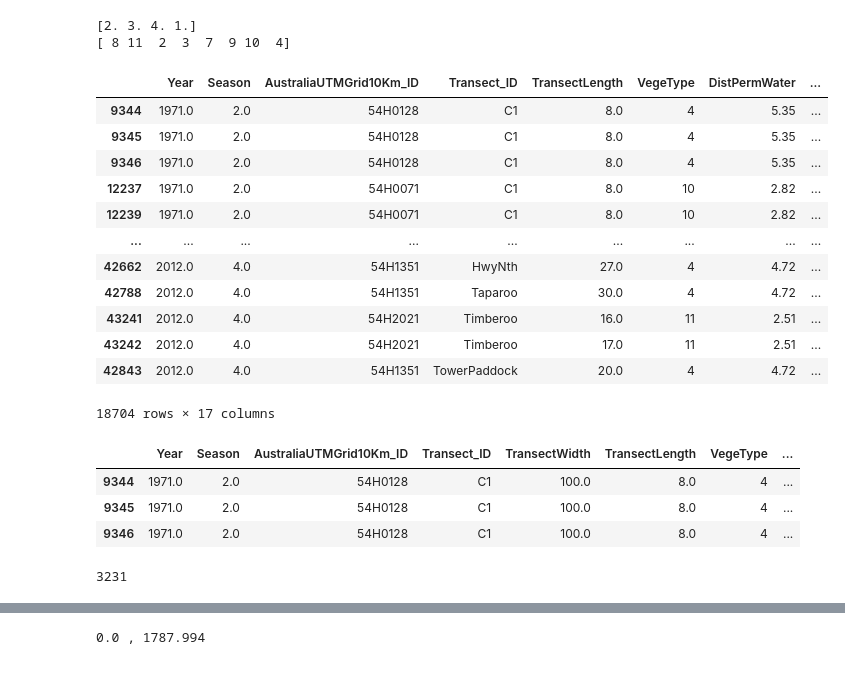
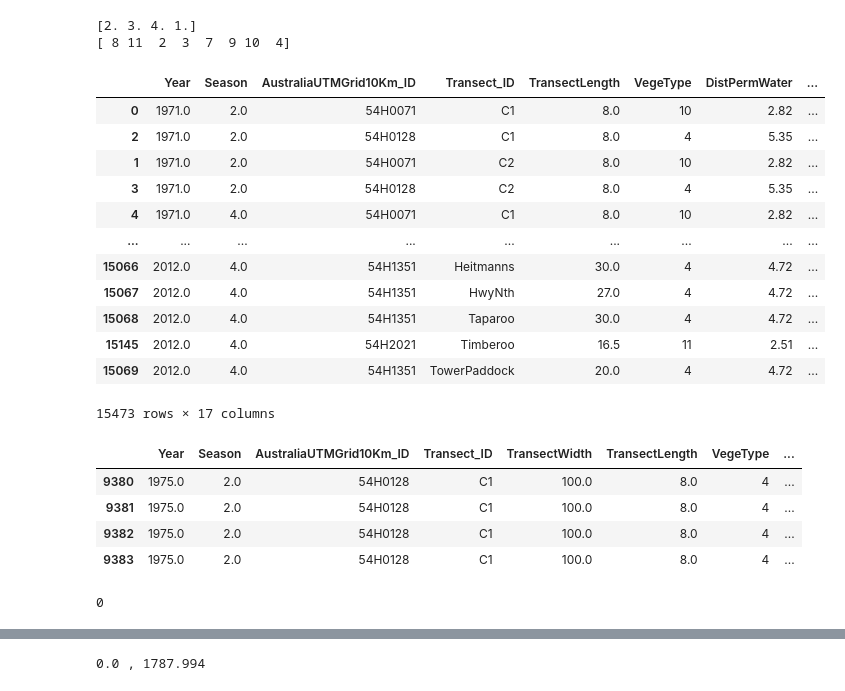
Before and after one commit to MichaelSalSail/Rabbits_ML_3HJ, a Jupyter notebook: Beware_Bunnies_Apr_19 - Edited_Dor.ipynb, the cells around one changed output, grey strips where cells are left out. Drawn from its saved outputs; the diff is of its cells as text; code cells hidden in the pictures.

```diff
--- a/Beware_Bunnies_Apr_19 - Edited_Dor.ipynb
+++ b/Beware_Bunnies_Apr_19 - Edited_Dor.ipynb
@@ -752,39 +752,39 @@ print(uni_population_growth['VegeType'].unique())
 # %%
 # Now we have to replace 'RabbitsPerKm' w/ the 'season_population' feature
 # and add it's lagged versions.
 
 # 'RabbitsPerKm' - daily
 # 'season_population' - season in a year
 
 # The goal here is to calculate the total rabbit population per year-season-grid-transect.
 # To get this, we use the following formula: SUM([RabbitsPerKm_1 * TransectLength_1], ... , [RabbitsPerKm_N * TransectLength_N])
 # For the summation, the records where grouped by 'Year','Season','AustraliaUTMGrid10Km_ID', and 'Transect_ID'
 
 uni_population_growth['number_sightings'] = uni_population_growth['RabbitsPerKm']*uni_population_growth['TransectLength']
 uni_population_growth['season_population'] = uni_population_growth.groupby(['Year','Season','AustraliaUTMGrid10Km_ID','Transect_ID'])['number_sightings'].transform(np.sum)
 del uni_population_growth['RabbitsPerKm']
 del uni_population_growth['number_sightings']
 # Alter this line below Nahin.
-uni_population_growth.drop_duplicates(inplace=True)
+uni_population_growth=uni_population_growth.groupby(['Year','Season','AustraliaUTMGrid10Km_ID','Transect_ID']).mean().reset_index()
 uni_population_growth.sort_values(['Year','Season','Transect_ID'])
 # %% [output]
 |  | Year | Season | AustraliaUTMGrid10Km_ID | Transect_ID | TransectLength | VegeType | DistPermWater | ... |
-| 9344 | 1971.0 | 2.0 | 54H0128 | C1 | 8.0 | 4 | 5.35 | ... |
-| 9345 | 1971.0 | 2.0 | 54H0128 | C1 | 8.0 | 4 | 5.35 | ... |
-| 9346 | 1971.0 | 2.0 | 54H0128 | C1 | 8.0 | 4 | 5.35 | ... |
-| 12237 | 1971.0 | 2.0 | 54H0071 | C1 | 8.0 | 10 | 2.82 | ... |
-| 12239 | 1971.0 | 2.0 | 54H0071 | C1 | 8.0 | 10 | 2.82 | ... |
+| 0 | 1971.0 | 2.0 | 54H0071 | C1 | 8.0 | 10 | 2.82 | ... |
+| 2 | 1971.0 | 2.0 | 54H0128 | C1 | 8.0 | 4 | 5.35 | ... |
+| 1 | 1971.0 | 2.0 | 54H0071 | C2 | 8.0 | 10 | 2.82 | ... |
+| 3 | 1971.0 | 2.0 | 54H0128 | C2 | 8.0 | 4 | 5.35 | ... |
+| 4 | 1971.0 | 4.0 | 54H0071 | C1 | 8.0 | 10 | 2.82 | ... |
 | ... | ... | ... | ... | ... | ... | ... | ... | ... |
-| 42662 | 2012.0 | 4.0 | 54H1351 | HwyNth | 27.0 | 4 | 4.72 | ... |
-| 42788 | 2012.0 | 4.0 | 54H1351 | Taparoo | 30.0 | 4 | 4.72 | ... |
-| 43241 | 2012.0 | 4.0 | 54H2021 | Timberoo | 16.0 | 11 | 2.51 | ... |
-| 43242 | 2012.0 | 4.0 | 54H2021 | Timberoo | 17.0 | 11 | 2.51 | ... |
-| 42843 | 2012.0 | 4.0 | 54H1351 | TowerPaddock | 20.0 | 4 | 4.72 | ... |
+| 15066 | 2012.0 | 4.0 | 54H1351 | Heitmanns | 30.0 | 4 | 4.72 | ... |
+| 15067 | 2012.0 | 4.0 | 54H1351 | HwyNth | 27.0 | 4 | 4.72 | ... |
+| 15068 | 2012.0 | 4.0 | 54H1351 | Taparoo | 30.0 | 4 | 4.72 | ... |
+| 15145 | 2012.0 | 4.0 | 54H2021 | Timberoo | 16.5 | 11 | 2.51 | ... |
+| 15069 | 2012.0 | 4.0 | 54H1351 | TowerPaddock | 20.0 | 4 | 4.72 | ... |
-18704 rows × 17 columns
+15473 rows × 17 columns
 # %%
 # The dataset is as expected. I didn't accidently manipulate the weather features.
 # There is different weather data for the same location in the same time.
-result= abundance[(abundance['Year'] == 1971) & \
+result= abundance[(abundance['Year'] == 1975) & \
                   (abundance['Season'] == 2.0) & \
                   (abundance['AustraliaUTMGrid10Km_ID'] == '54H0128') & \
                   (abundance['Transect_ID'] == 'C1')]
@@ -795,11 +795,12 @@ result[['Year','Season','AustraliaUTMGrid10Km_ID','Transect_ID','TransectWidth',
                            'A_Psea_1YrLag','A_Psea_2YrLag','RabbitsPerKm']]
 # %% [output]
 |  | Year | Season | AustraliaUTMGrid10Km_ID | Transect_ID | TransectWidth | TransectLength | VegeType | ... |
-| 9344 | 1971.0 | 2.0 | 54H0128 | C1 | 100.0 | 8.0 | 4 | ... |
-| 9345 | 1971.0 | 2.0 | 54H0128 | C1 | 100.0 | 8.0 | 4 | ... |
-| 9346 | 1971.0 | 2.0 | 54H0128 | C1 | 100.0 | 8.0 | 4 | ... |
+| 9380 | 1975.0 | 2.0 | 54H0128 | C1 | 100.0 | 8.0 | 4 | ... |
+| 9381 | 1975.0 | 2.0 | 54H0128 | C1 | 100.0 | 8.0 | 4 | ... |
+| 9382 | 1975.0 | 2.0 | 54H0128 | C1 | 100.0 | 8.0 | 4 | ... |
+| 9383 | 1975.0 | 2.0 | 54H0128 | C1 | 100.0 | 8.0 | 4 | ... |
 # %%
 # There are a lot of duplicates b/c of weather features and such.
 uni_population_growth[['Year','Season','AustraliaUTMGrid10Km_ID','Transect_ID']].duplicated().sum()
 # %% [output]
-3231
+0
```
Also changed, not shown: parts of 55 cells of this notebook.
